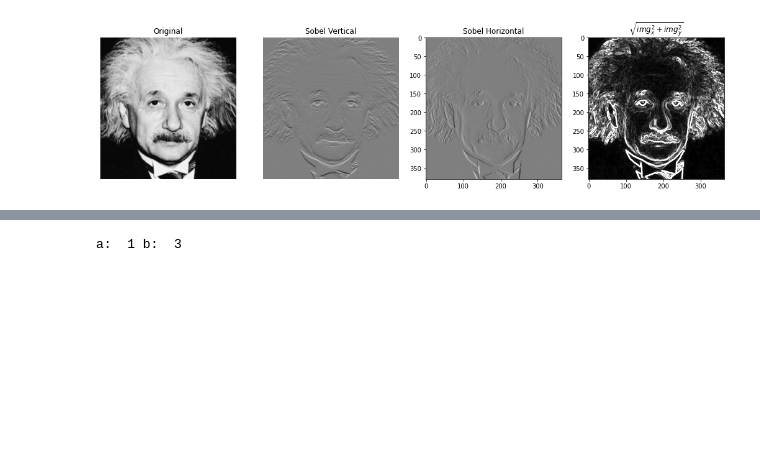
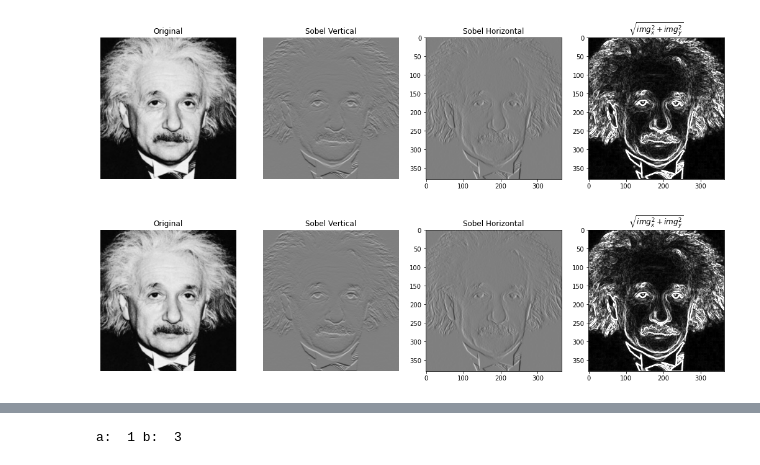
Before and after one commit to limalkasadith/S4-EN2550-Workspace, a Jupyter notebook: Assignments/Assignment-1/190538N_Assignment_1.ipynb, the cells around one changed output, grey strips where cells are left out. Saved outputs shown, nothing was run; the diff lists cells and outputs as text; code cells hidden in the pictures; blank space fills up the shorter version.

```diff
--- a/Assignments/Assignment-1/190538N_Assignment_1.ipynb
+++ b/Assignments/Assignment-1/190538N_Assignment_1.ipynb
@@ -268,3 +268,47 @@ ax[3].set_title("$\sqrt{img_x^2 + img_y^2}$")
 plt.show()
 # %% [output]
 [figure]
+# %%
+#Q6 - part B
+
+def convolve2D(img, kernel):
+    row, col = np.shape(img)
+    x, y = np.shape(kernel)
+    img_pad =np.pad(img, ((x//2, x//2), (y//2, y//2)),'constant', constant_values=(0,0))
+    img_con = np.zeros((np.shape(img)))
+    #convolution
+    for i in range(row):
+        for j in range(col):
+            img_con[i][j] =  np.sum(img_pad[i:i+x, j:j+y]*kernel)
+
+    return img_con
+
+img = cv.imread('einstein.png',cv.IMREAD_GRAYSCALE).astype('float32')
+assert img is not None, "img Not Found!!"
+
+sobel_v = np.array([(-1,-2,-1),(0,0,0),(1,2,1)],dtype=np.float32)
+sobel_h = np.array([(-1,0,1),(-2,0,2),(-1,0,1)],dtype=np.float32)
+
+img_x = convolve2D(img,sobel_v)
+img_y = convolve2D(img,sobel_h)
+
+grad_mag = np.sqrt(img_x**2 +img_y**2)
+
+
+fig,ax = plt.subplots(1,4,figsize=(18,6))
+ax[0].imshow(img,cmap='gray',vmin=0,vmax=255)
+ax[1].imshow(img_x,cmap='gray',vmin=-1020,vmax=1020)
+ax[2].imshow(img_y,cmap='gray',vmin=-1020,vmax=1020)
+ax[3].imshow(grad_mag,cmap='gray',vmin=0,vmax=255)
+
+ax[0].axis('off')
+ax[1].axis('off')
+
+ax[0].set_title("Original")
+ax[1].set_title("Sobel Vertical")
+ax[2].set_title("Sobel Horizontal")
+ax[3].set_title("$\sqrt{img_x^2 + img_y^2}$")
+
+plt.show()
+# %% [output]
+[figure, added]
```
Also changed, not shown: parts of 1 cell of this notebook.
